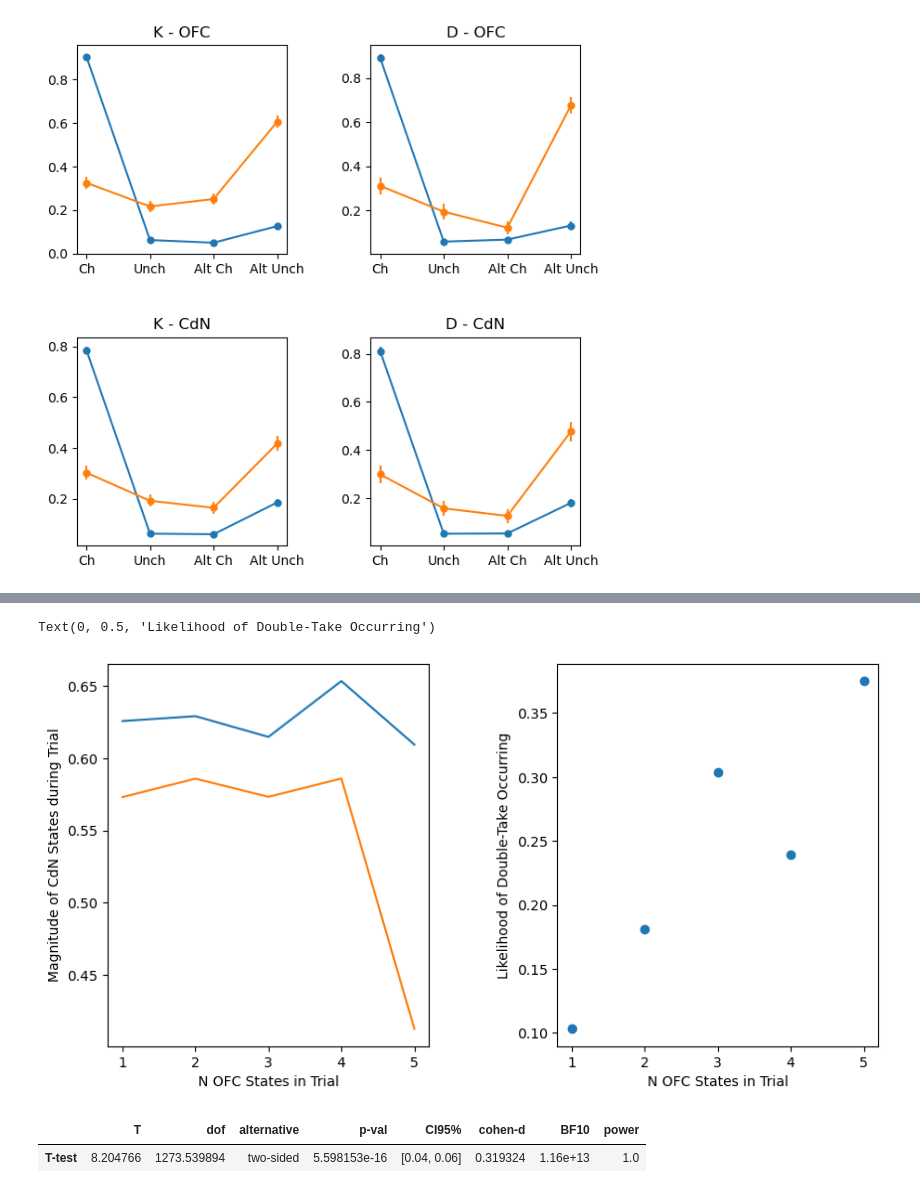
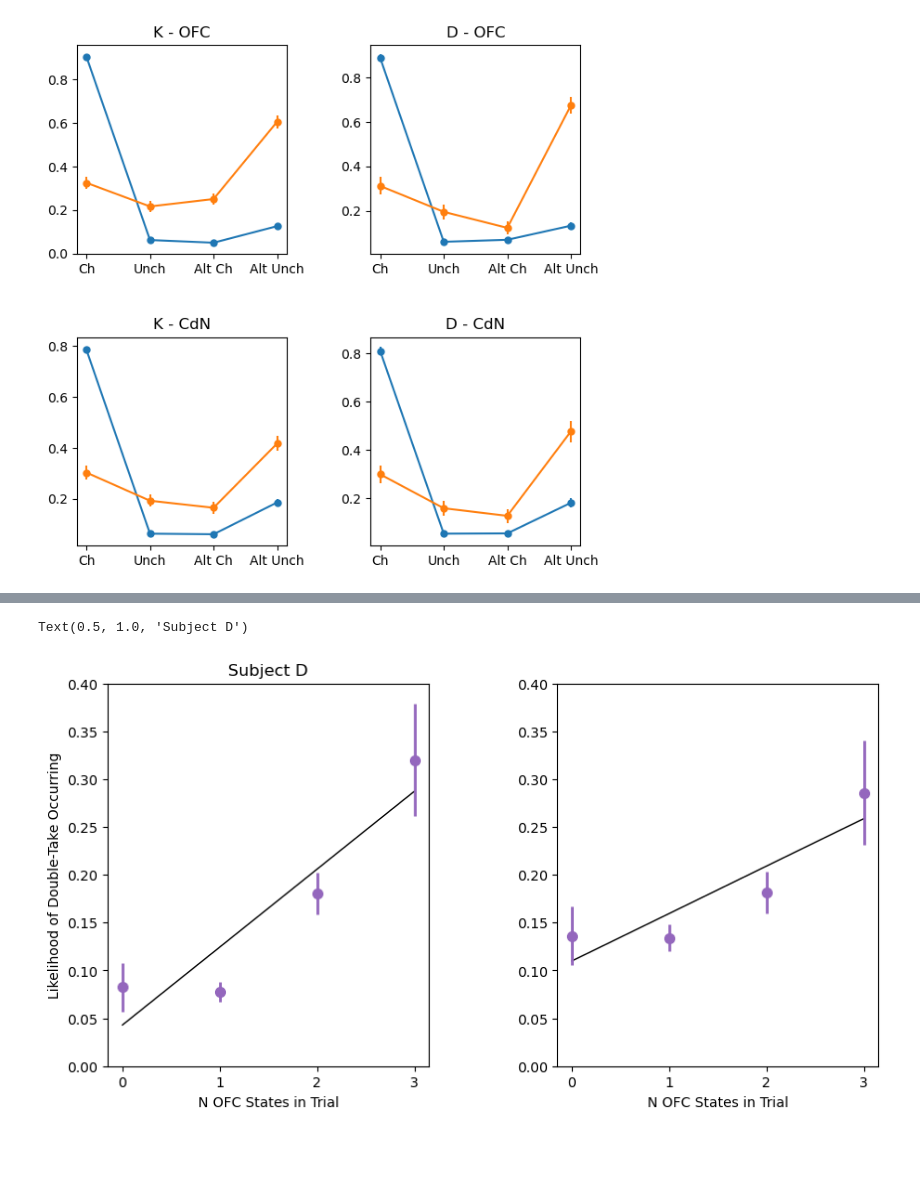
Before and after one commit to t-elston/FS_self_control, a Jupyter notebook: analysis/single_trial_decoding_sandbox.ipynb, the cells around one changed output, grey strips where cells are left out. Cells and saved outputs as stored; diff of their text form; code cells hidden in the pictures; blank space fills up the shorter version.

Commit message:
updated n_state regression

```diff
--- a/analysis/single_trial_decoding_sandbox.ipynb
+++ b/analysis/single_trial_decoding_sandbox.ipynb
@@ -563,0 +567,19 @@ for i in range(len(cdn_state_mag_by_n_ofc_states)):
+# %%
+doubletake_likelihood_by_n_ofc_states = np.zeros((4, 2))
+doubletake_likelihood_by_n_ofc_states_ci = np.zeros((4, 2))
+
+doubletake_likelihood_by_n_cdn_states = np.zeros((4, 2))
+doubletake_likelihood_by_n_cdn_states_ci = np.zeros((4, 2))
+
+ofc_total_states = np.sum(ofc_n_states_per_trial, axis=1)
+cdn_total_states = np.sum(cdn_n_states_per_trial, axis=1)
+
+for i in range(len(doubletake_likelihood_by_n_ofc_states)):
+
+    ix = ofc_total_states == i
+    ix2 = cdn_total_states == i
+
+    doubletake_likelihood_by_n_ofc_states[i, 0], doubletake_likelihood_by_n_ofc_states_ci[i, 0] = calculate_mean_and_interval((bhv['n_sacc'].loc[ix & k_ix ] ==2).to_numpy().reshape(-1, 1), 'bootstrap')
+    doubletake_likelihood_by_n_cdn_states[i, 0], doubletake_likelihood_by_n_cdn_states_ci[i, 0] = calculate_mean_and_interval((bhv['n_sacc'].loc[ix2 & k_ix ] ==2).to_numpy().reshape(-1, 1), 'bootstrap')
+    doubletake_likelihood_by_n_ofc_states[i, 1], doubletake_likelihood_by_n_ofc_states_ci[i, 1] = calculate_mean_and_interval((bhv['n_sacc'].loc[ix & d_ix] == 2).to_numpy().reshape(-1, 1), 'bootstrap')
+    doubletake_likelihood_by_n_cdn_states[i, 1], doubletake_likelihood_by_n_cdn_states_ci[i, 1] = calculate_mean_and_interval((bhv['n_sacc'].loc[ix2 & d_ix] == 2).to_numpy().reshape(-1, 1), 'bootstrap')
@@ -564,19 +628,29 @@ for i in range(len(cdn_state_mag_by_n_ofc_states)):
 # %%
-# Create  plot
+# Create plot
+
+slopes = np.mean(b_slopes, axis=0)
+intercepts = np.mean(b_ints, axis = 0)
+
+xt = np.arange(4)
+
+# Create the plot
 fig, ax = plt.subplots(1, 2, figsize=(10, 5))
 plt.subplots_adjust(wspace=0.4, hspace=0.4)  # add some white space
-ax[0].plot(np.arange(5)+1, cdn_state_mag_by_n_ofc_states)
+
+ax[0].plot(xt, (xt*slopes[0]) + intercepts[0], color='black', linewidth=1)
+ax[0].errorbar(xt, doubletake_likelihood_by_n_ofc_states[:,0], doubletake_likelihood_by_n_ofc_states_ci[:,0], marker='o', linestyle='none', color = 'tab:purple', markersize=7, linewidth=2)
 ax[0].set_xlabel('N OFC States in Trial')
-ax[0].set_ylabel('Magnitude of CdN States during Trial')
+ax[0].set_ylabel('Likelihood of Double-Take Occurring')
+ax[0].set_ylim((0, .4))
+ax[0].set_xticks((0, 1, 2, 3))
+ax[0].set_title('Subject K')
 
-ax[1].scatter(np.arange(5)+1, doubletake_likelihood_by_n_ofc_states)
+ax[1].plot(xt, (xt*slopes[1]) + intercepts[1], color='black', linewidth=1)
+ax[1].errorbar(xt, doubletake_likelihood_by_n_ofc_states[:,1], doubletake_likelihood_by_n_ofc_states_ci[:,1], marker='o', linestyle='none', color = 'tab:purple', markersize=7, linewidth=2)
 ax[1].set_xlabel('N OFC States in Trial')
-ax[1].set_ylabel('Likelihood of Double-Take Occurring')
+ax[1].set_ylim((0, .4))
+ax[1].set_xticks((0, 1, 2, 3))
+ax[0].set_title('Subject D')
 # %% [output]
-Text(0, 0.5, 'Likelihood of Double-Take Occurring')
+Text(0.5, 1.0, 'Subject D')
-[figure, old version]
+[figure, new version]
-# %%
-pg.ttest(cdn_mean_mags[AB_single_take_ix], cdn_mean_mags[AB_double_take_ix])
-# %% [output]
-|  | T | dof | alternative | p-val | CI95% | cohen-d | BF10 | power |
-| T-test | 8.204766 | 1273.539894 | two-sided | 5.598153e-16 | [0.04, 0.06] | 0.319324 | 1.16e+13 | 1.0 |
```
Also changed, not shown: parts of 4 cells of this notebook.
